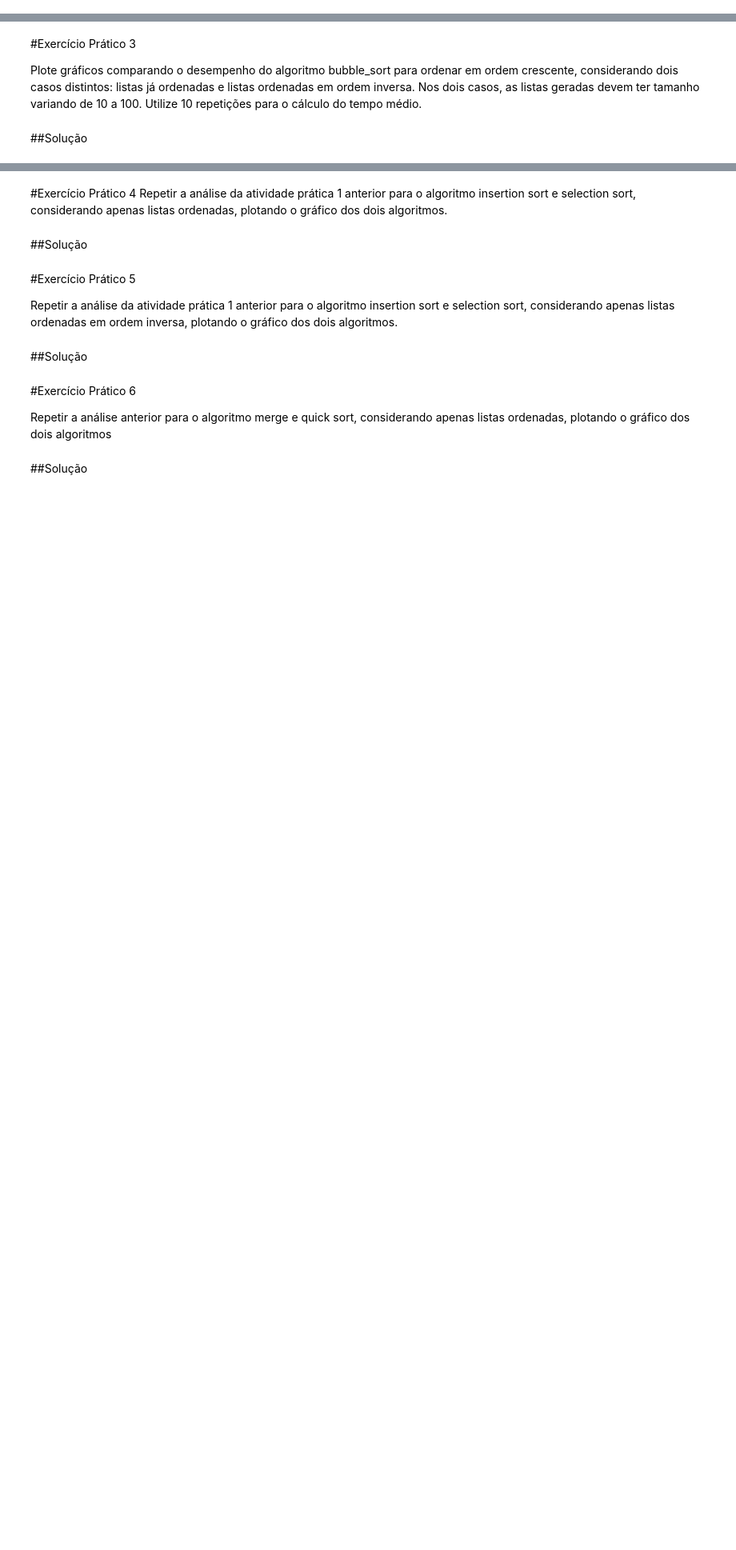
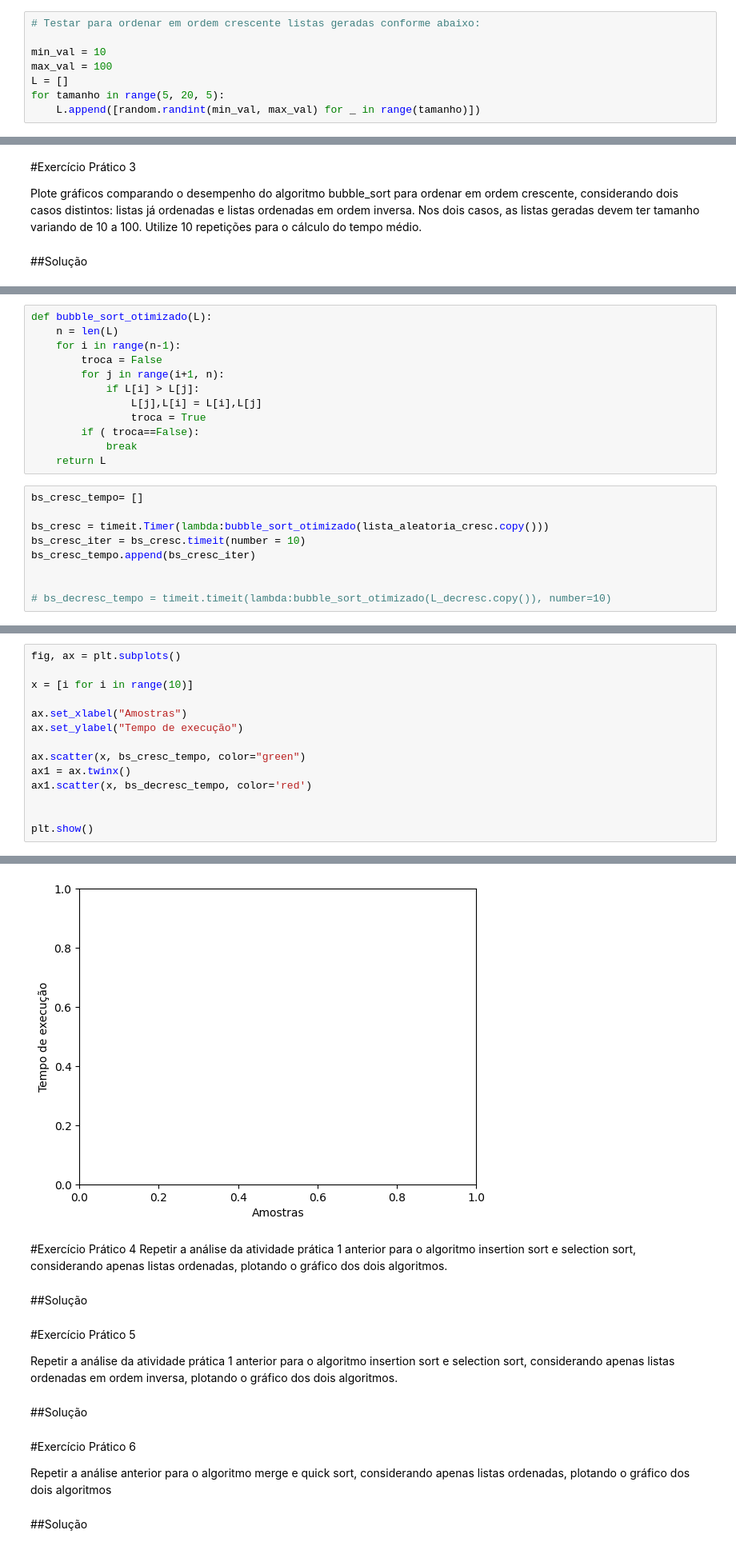
Before and after one commit to LeandroLDA/MECAI_introducao_ciencia_computacao, a Jupyter notebook: algoritmos_ordenacao/Exercícios 05 - Algoritmo de Ordenação Parte II.ipynb, the cells around one changed output, grey strips where cells are left out. Shown at 80% size. Saved outputs shown, nothing was run; the diff lists cells and outputs as text; blank space fills up the shorter version.

Commit message:
Parcial de Lista de ordenação parte II.

```diff
--- a/algoritmos_ordenacao/Exercícios 05 - Algoritmo de Ordenação Parte II.ipynb
+++ b/algoritmos_ordenacao/Exercícios 05 - Algoritmo de Ordenação Parte II.ipynb
@@ -24,0 +51,8 @@ Testar para ordenar em ordem crescente listas geradas conforme abaixo:
+# %%
+# Testar para ordenar em ordem crescente listas geradas conforme abaixo:
+
+min_val = 10
+max_val = 100
+L = []
+for tamanho in range(5, 20, 5):
+    L.append([random.randint(min_val, max_val) for _ in range(tamanho)])
@@ -54,0 +182,21 @@ Plote gráficos comparando o desempenho do algoritmo bubble_sort  para ordenar e
+# %%
+def bubble_sort_otimizado(L):
+    n = len(L)
+    for i in range(n-1):
+        troca = False
+        for j in range(i+1, n):
+            if L[i] > L[j]:
+                L[j],L[i] = L[i],L[j]
+                troca = True
+        if ( troca==False):
+            break
+    return L
+# %%
+bs_cresc_tempo= []
+
+bs_cresc = timeit.Timer(lambda:bubble_sort_otimizado(lista_aleatoria_cresc.copy()))
+bs_cresc_iter = bs_cresc.timeit(number = 10)
+bs_cresc_tempo.append(bs_cresc_iter)
+
+
+# bs_decresc_tempo = timeit.timeit(lambda:bubble_sort_otimizado(L_decresc.copy()), number=10)
@@ -54,0 +207,15 @@ Plote gráficos comparando o desempenho do algoritmo bubble_sort  para ordenar e
+# %%
+fig, ax = plt.subplots()
+
+x = [i for i in range(10)]
+
+ax.set_xlabel("Amostras")
+ax.set_ylabel("Tempo de execução")
+
+ax.scatter(x, bs_cresc_tempo, color="green")
+ax1 = ax.twinx()
+ax1.scatter(x, bs_decresc_tempo, color='red')
+
+
+plt.show()
+# %% [output]
@@ -55,3 +223,4 @@ Plote gráficos comparando o desempenho do algoritmo bubble_sort  para ordenar e
+[figure, added]
 # %% [markdown]
 #Exercício Prático 4
 Repetir a análise da atividade prática 1 anterior  para o algoritmo insertion sort e selection sort, considerando apenas listas ordenadas, plotando o gráfico dos dois algoritmos.
```
Also changed, not shown: parts of 9 cells of this notebook.
